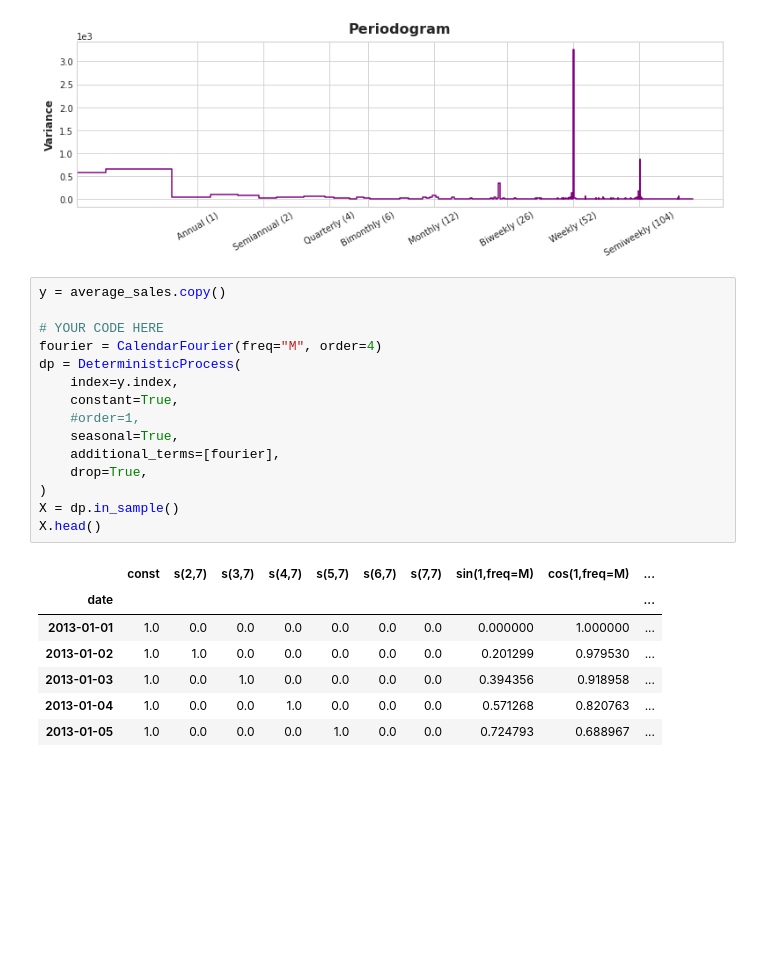
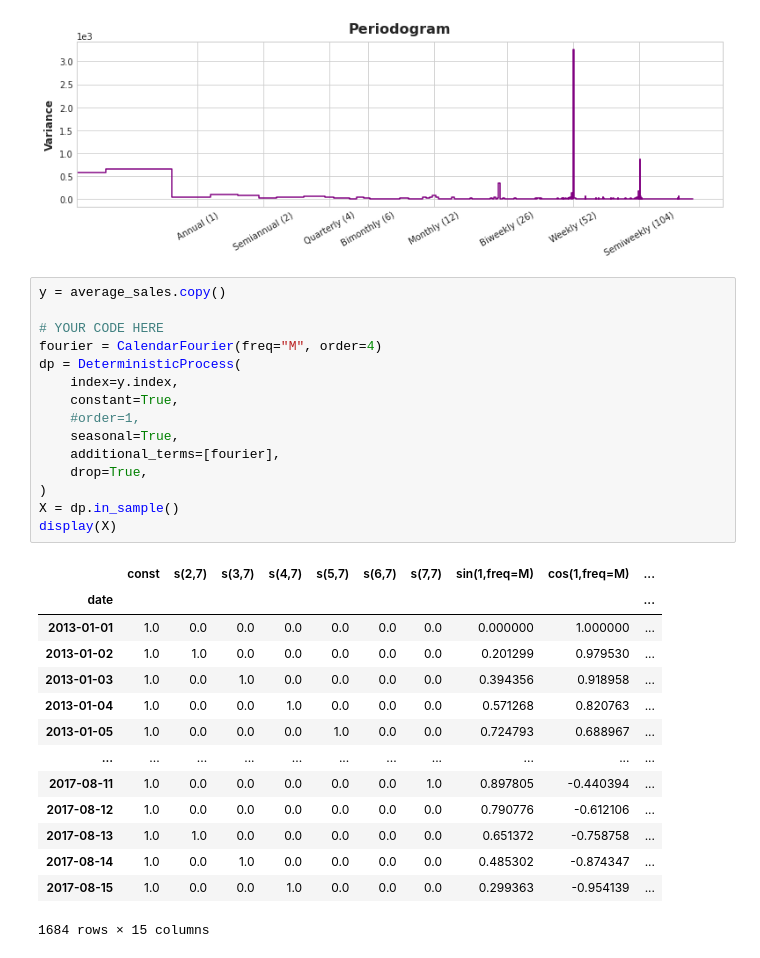
Before and after one commit to taaha/store-sales-forecast, a Jupyter notebook: sale-forecast_1.ipynb, the cells around one changed output. Drawn from its saved outputs; the diff is of its cells as text; blank space fills up the shorter version.

```diff
--- a/sale-forecast_1.ipynb
+++ b/sale-forecast_1.ipynb
@@ -254,23 +278,30 @@ plot_periodogram(average_sales.loc['2015':'2017'])
 # %%
 y = average_sales.copy()
 
 # YOUR CODE HERE
 fourier = CalendarFourier(freq="M", order=4)
 dp = DeterministicProcess(
     index=y.index,
     constant=True,
     #order=1,
     seasonal=True,
     additional_terms=[fourier],
     drop=True,
 )
 X = dp.in_sample()
-X.head()
+display(X)
 # %% [output]
 |  | const | s(2,7) | s(3,7) | s(4,7) | s(5,7) | s(6,7) | s(7,7) | sin(1,freq=M) | cos(1,freq=M) | ... |
 | date |  |  |  |  |  |  |  |  |  | ... |
 | 2013-01-01 | 1.0 | 0.0 | 0.0 | 0.0 | 0.0 | 0.0 | 0.0 | 0.000000 | 1.000000 | ... |
 | 2013-01-02 | 1.0 | 1.0 | 0.0 | 0.0 | 0.0 | 0.0 | 0.0 | 0.201299 | 0.979530 | ... |
 | 2013-01-03 | 1.0 | 0.0 | 1.0 | 0.0 | 0.0 | 0.0 | 0.0 | 0.394356 | 0.918958 | ... |
 | 2013-01-04 | 1.0 | 0.0 | 0.0 | 1.0 | 0.0 | 0.0 | 0.0 | 0.571268 | 0.820763 | ... |
 | 2013-01-05 | 1.0 | 0.0 | 0.0 | 0.0 | 1.0 | 0.0 | 0.0 | 0.724793 | 0.688967 | ... |
+| ... | ... | ... | ... | ... | ... | ... | ... | ... | ... | ... |
+| 2017-08-11 | 1.0 | 0.0 | 0.0 | 0.0 | 0.0 | 0.0 | 1.0 | 0.897805 | -0.440394 | ... |
+| 2017-08-12 | 1.0 | 0.0 | 0.0 | 0.0 | 0.0 | 0.0 | 0.0 | 0.790776 | -0.612106 | ... |
+| 2017-08-13 | 1.0 | 1.0 | 0.0 | 0.0 | 0.0 | 0.0 | 0.0 | 0.651372 | -0.758758 | ... |
+| 2017-08-14 | 1.0 | 0.0 | 1.0 | 0.0 | 0.0 | 0.0 | 0.0 | 0.485302 | -0.874347 | ... |
+| 2017-08-15 | 1.0 | 0.0 | 0.0 | 1.0 | 0.0 | 0.0 | 0.0 | 0.299363 | -0.954139 | ... |
+1684 rows × 15 columns
```
Also changed, not shown: parts of 4 cells of this notebook.
